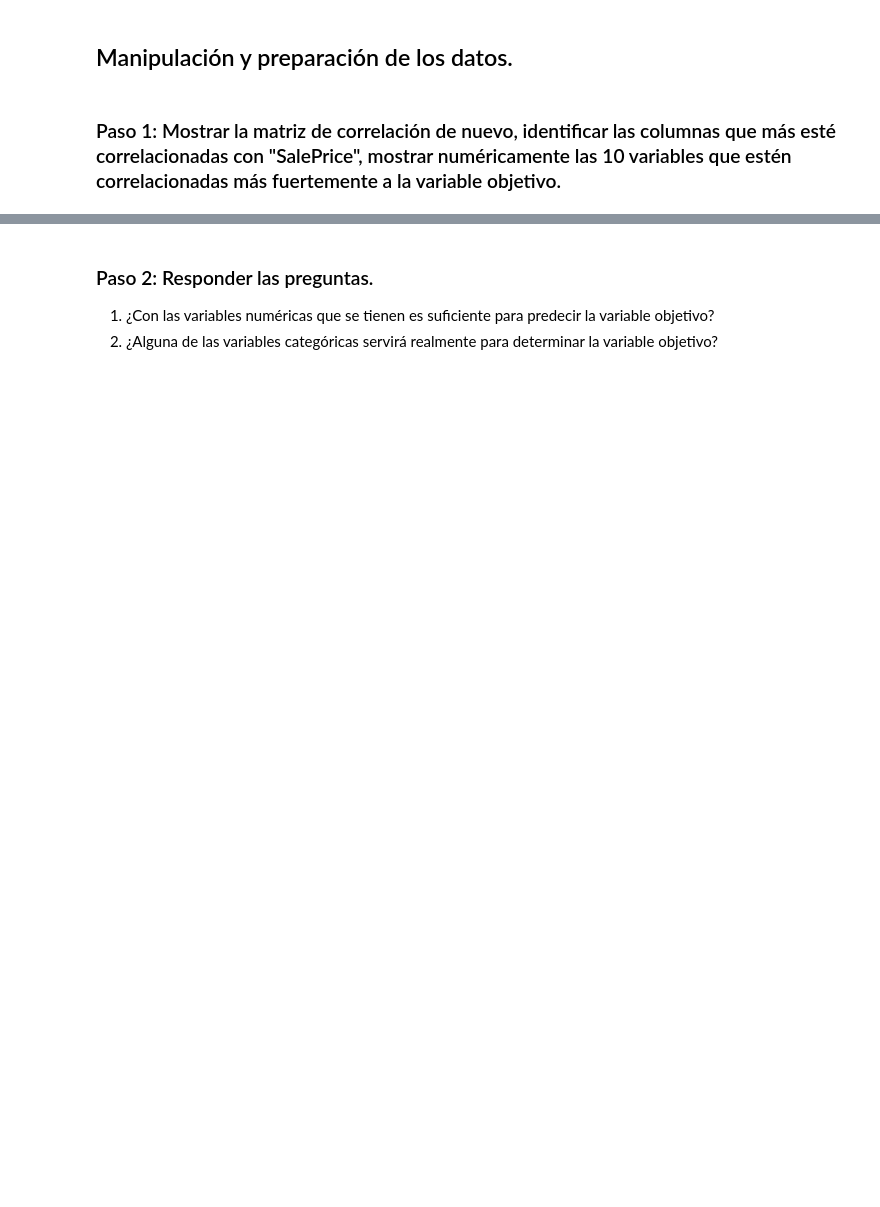
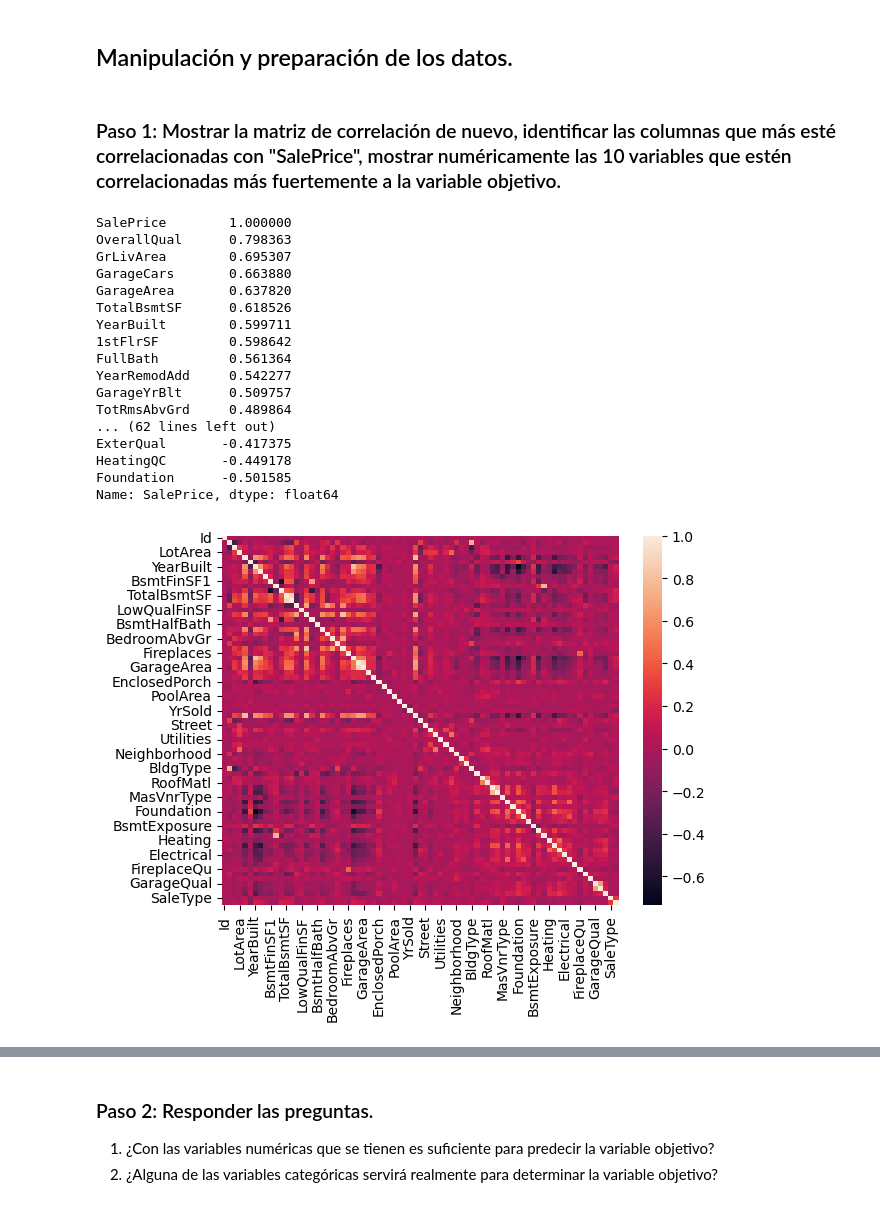
Before and after one commit to alan19720/proyecto1, a Jupyter notebook: Proyecto 1 - EDA completo.ipynb, the cells around one changed output, grey strips where cells are left out. Drawn from its saved outputs; the diff is of its cells as text; code cells hidden in the pictures; blank space fills up the shorter version.

```diff
--- a/Proyecto 1 - EDA completo.ipynb
+++ b/Proyecto 1 - EDA completo.ipynb
@@ -621,3 +644,31 @@ None
 ## Manipulación y preparación de los datos.
 # %% [markdown]
 ### Paso 1: Mostrar la matriz de correlación de nuevo, identificar las columnas que más esté correlacionadas con "SalePrice", mostrar numéricamente las 10 variables que estén correlacionadas más fuertemente a la variable objetivo.
+# %%
+#Diagrama de la matriz de correlaciones
+pd.set_option('display.max_rows', None)  #configurar pandas para ver las filas
+
+sns.heatmap(df_categorizado.corr())
+
+#visualizamos la correlacion de todas las columnas del dataSet con la variable objetivo "SalePrice".
+display(df_categorizado.corr(numeric_only=True)['SalePrice'].sort_values(ascending=False))
+#Ordenamos las correlaciones de mayor a menor para identificar mejor a las 10 más correlacionadas
+# %% [output]
+SalePrice        1.000000
+OverallQual      0.798363
+GrLivArea        0.695307
+GarageCars       0.663880
+GarageArea       0.637820
+TotalBsmtSF      0.618526
+YearBuilt        0.599711
+1stFlrSF         0.598642
+FullBath         0.561364
+YearRemodAdd     0.542277
+GarageYrBlt      0.509757
+TotRmsAbvGrd     0.489864
+... (62 lines left out)
+ExterQual       -0.417375
+HeatingQC       -0.449178
+Foundation      -0.501585
+Name: SalePrice, dtype: float64
+[figure, added]
```
Also changed, not shown: parts of 8 cells of this notebook.
